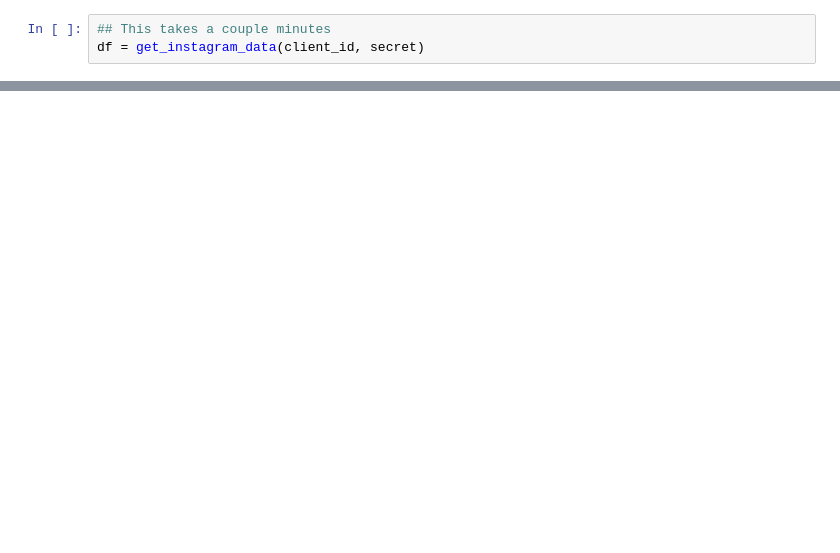
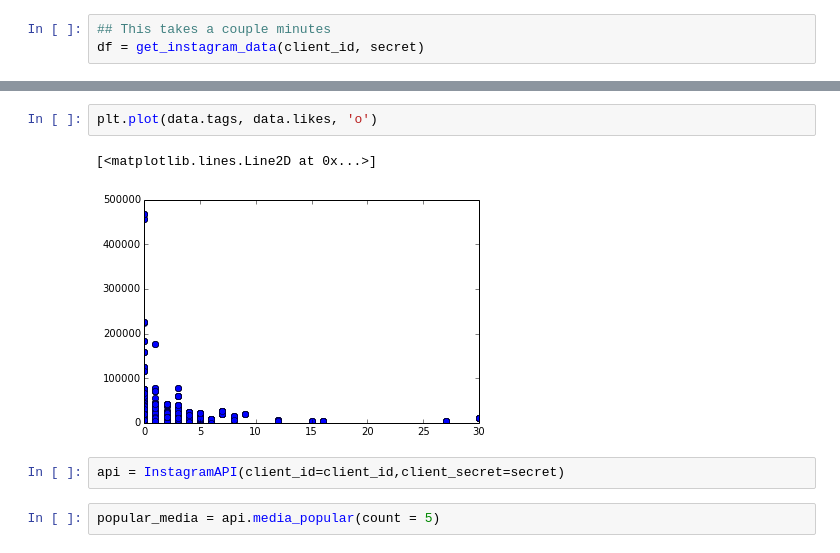
Before and after one commit to cindeem/pydatasv-wit2014, a Jupyter notebook: lessons/Lesson_04_Instagram.ipynb, the cells around one changed output, grey strips where cells are left out. Cells and saved outputs as stored; diff of their text form; blank space fills up the shorter version.

```diff
--- a/lessons/Lesson_04_Instagram.ipynb
+++ b/lessons/Lesson_04_Instagram.ipynb
@@ -159,0 +164,9 @@ plt.bar(res[:,0], res[:,1])
+# %%
+plt.plot(data.tags, data.likes, 'o')
+# %% [output]
+[<matplotlib.lines.Line2D at 0x...>]
+[figure, added]
+# %%
+api = InstagramAPI(client_id=client_id,client_secret=secret)
+# %%
+popular_media = api.media_popular(count = 5)
```
Also changed, not shown: parts of 22 cells of this notebook.
